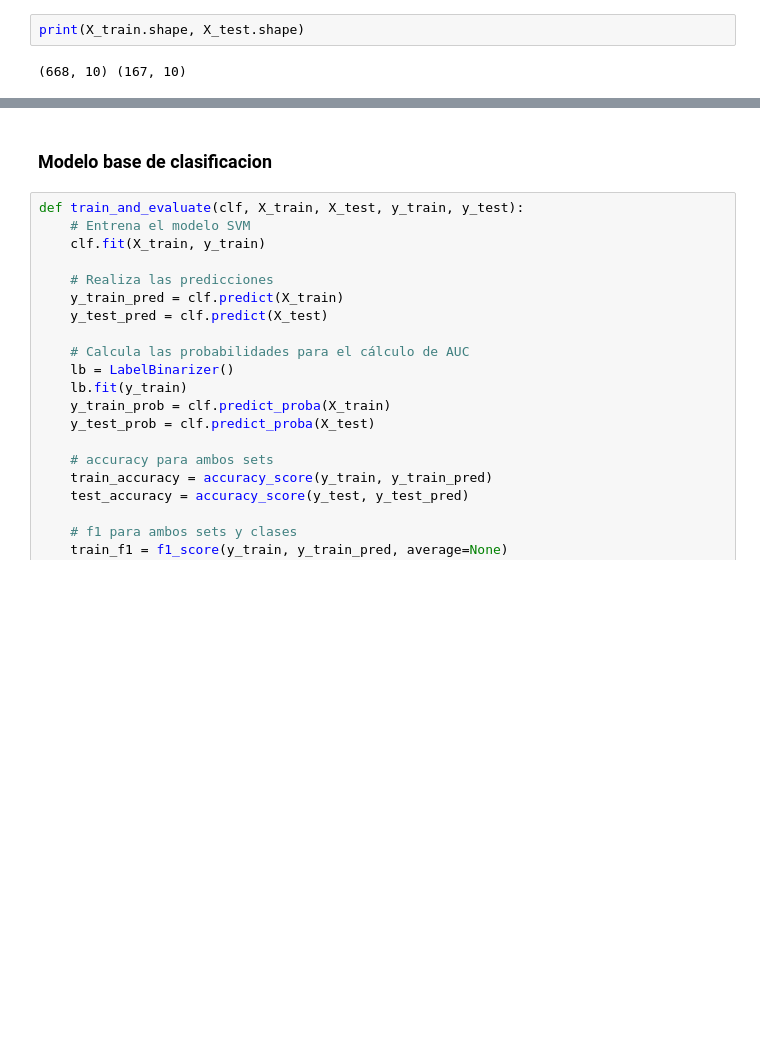
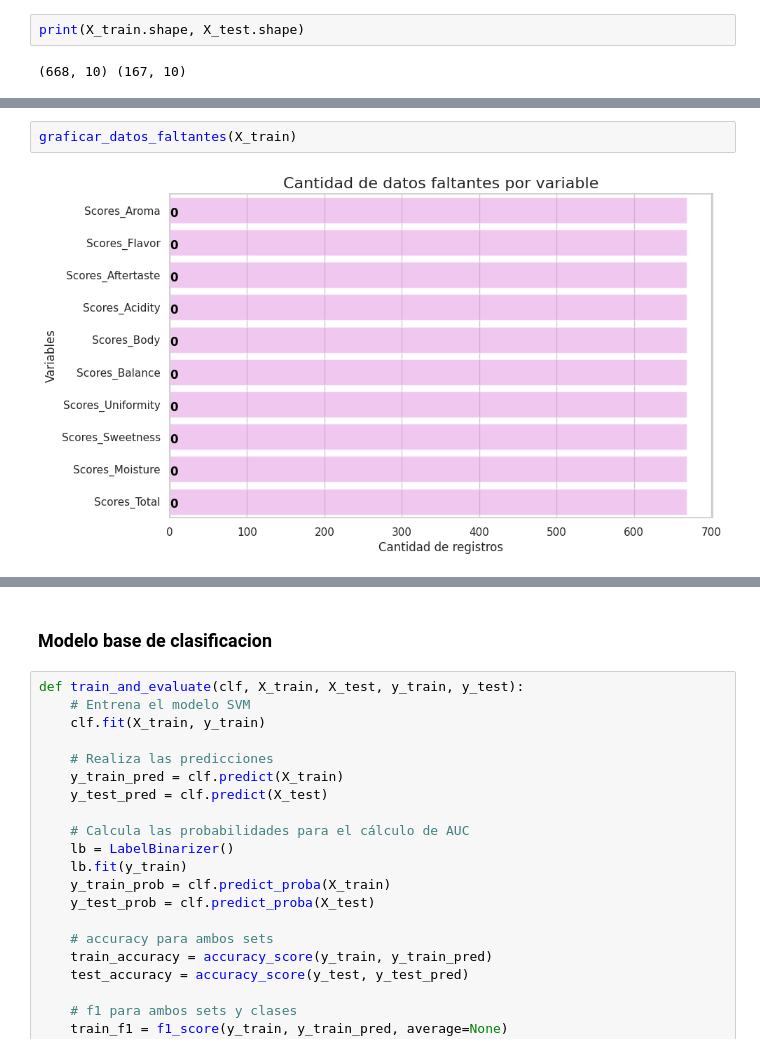
Before and after one commit to Simon890/mineria_datos, a Jupyter notebook: TP3.ipynb, the cells around one changed output, grey strips where cells are left out. Drawn from its saved outputs; the diff is of its cells as text; blank space fills up the shorter version.

```diff
--- a/TP3.ipynb
+++ b/TP3.ipynb
@@ -342,0 +168,4 @@ print(X_train.shape, X_test.shape)
+# %%
+graficar_datos_faltantes(X_train)
+# %% [output]
+[figure, added]
```
Also changed, not shown: parts of 47 cells of this notebook.
